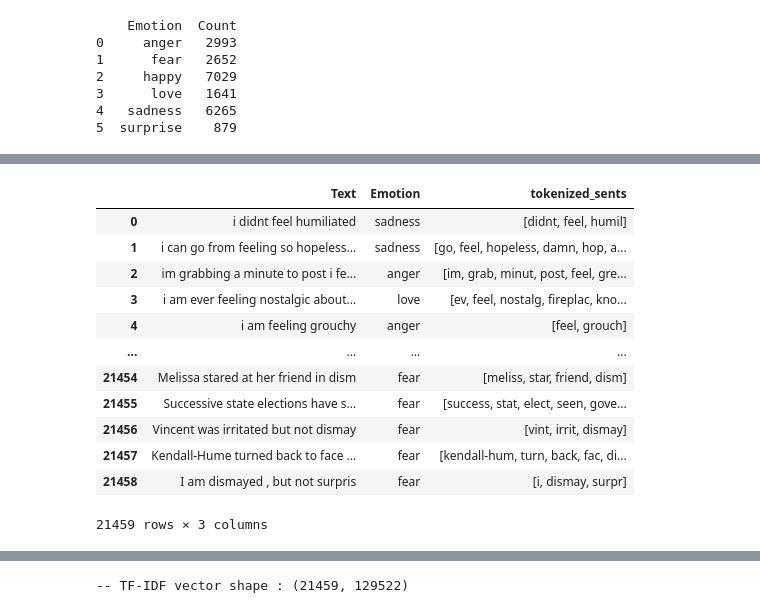
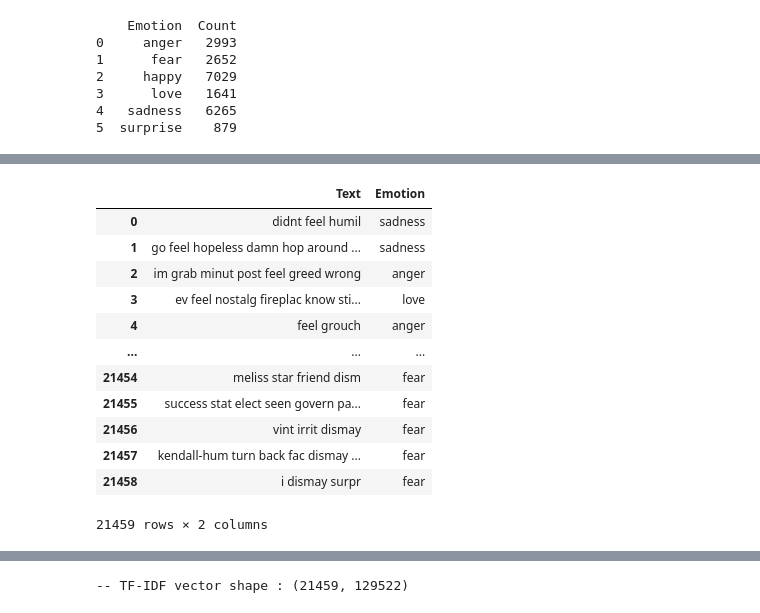
Before and after one commit to ejhb/audit, a Jupyter notebook: 2020/12-december/09-emotion/testing_zone/testing.ipynb, the cells around one changed output, grey strips where cells are left out. Drawn from its saved outputs; the diff is of its cells as text; code cells hidden in the pictures.

```diff
--- a/2020/12-december/09-emotion/testing_zone/testing.ipynb
+++ b/2020/12-december/09-emotion/testing_zone/testing.ipynb
@@ -230,3 +246,11 @@ print(df_count_emotion)
 3      love   1641
 4   sadness   6265
 5  surprise    879
+# %%
+exclude = set(string.punctuation) # exclude = punctuation strings
+stop_words = stopwords.words('english') # we choosing stop words of english dict
+stop_words.extend(exclude) # we add strings punctions to stop word dict
+lemma = WordNetLemmatizer()
+stemmer = SnowballStemmer("english") # we choosing the language english for the stemmization
+porter = PorterStemmer()
+lancaster=LancasterStemmer()
@@ -233,23 +283,29 @@ print(df_count_emotion)
 # %%
-df1['tokenized_sents'] = df1.apply(lambda row: word_tokenize(row['Text']), axis=1) # Tokenization
-df1['tokenized_sents'] = df1['tokenized_sents'].apply(lambda x: [item for item in x if item not in stop_sw])
-df1.tokenized_sents = [[lemma.lemmatize(word) for word in each if word not in stop_sw] for each in df1.tokenized_sents]
-df1['tokenized_sents'] = df1['tokenized_sents'].apply(lambda x: [stemmer.stem(y) for y in x]) # Stem every word.
-df1['tokenized_sents'] = df1['tokenized_sents'].apply(lambda x: [porter.stem(y) for y in x]) # Stem every word.
-df1['tokenized_sents'] = df1['tokenized_sents'].apply(lambda x: [lancaster.stem(y) for y in x]) # Stem every word.
+df1 = pd.read_csv('../data/emotion_final.csv')
+df1['Text'] = df1.apply(lambda row: word_tokenize(row['Text']), axis=1) # Tokenization
+df1['Text'] = df1['Text'].apply(lambda x: [item for item in x if item not in stop_sw]) # Stop wordization :) coucou anne-laure
+# df1['Text'] = [[lemma.lemmatize(word) for word in each if word not in stop_sw] for each in df1['Text']]  # Lemmization
+# df1['Text'] = df1['Text'].apply(lambda x: [stemmer.stem(y) for y in x]) # Stem every word. with snowball('english')
+df1['Text'] = df1['Text'].apply(lambda x: [porter.stem(y) for y in x]) # Stem every word. with porter
+df1['Text'] = df1['Text'].apply(lambda x: [lancaster.stem(y) for y in x]) # Stem every word. with lancaster
+
+dz = df1['Text']
+dz = [[' '.join(i)][0] for i in dz]
+
+df1['Text'] = dz
 
 df1
 # %% [output]
-|  | Text | Emotion | tokenized_sents |
-| 0 | i didnt feel humiliated | sadness | [didnt, feel, humil] |
-| 1 | i can go from feeling so hopeless... | sadness | [go, feel, hopeless, damn, hop, a... |
-| 2 | im grabbing a minute to post i fe... | anger | [im, grab, minut, post, feel, gre... |
-| 3 | i am ever feeling nostalgic about... | love | [ev, feel, nostalg, fireplac, kno... |
-| 4 | i am feeling grouchy | anger | [feel, grouch] |
-| ... | ... | ... | ... |
-| 21454 | Melissa stared at her friend in dism | fear | [meliss, star, friend, dism] |
-| 21455 | Successive state elections have s... | fear | [success, stat, elect, seen, gove... |
-| 21456 | Vincent was irritated but not dismay | fear | [vint, irrit, dismay] |
-| 21457 | Kendall-Hume turned back to face ... | fear | [kendall-hum, turn, back, fac, di... |
-| 21458 | I am dismayed , but not surpris | fear | [i, dismay, surpr] |
+|  | Text | Emotion |
+| 0 | didnt feel humil | sadness |
+| 1 | go feel hopeless damn hop around ... | sadness |
+| 2 | im grab minut post feel greed wrong | anger |
+| 3 | ev feel nostalg fireplac know sti... | love |
+| 4 | feel grouch | anger |
+| ... | ... | ... |
+| 21454 | meliss star friend dism | fear |
+| 21455 | success stat elect seen govern pa... | fear |
+| 21456 | vint irrit dismay | fear |
+| 21457 | kendall-hum turn back fac dismay ... | fear |
+| 21458 | i dismay surpr | fear |
-21459 rows × 3 columns
+21459 rows × 2 columns
```
Also changed, not shown: parts of 11 cells of this notebook, 5 other files.
